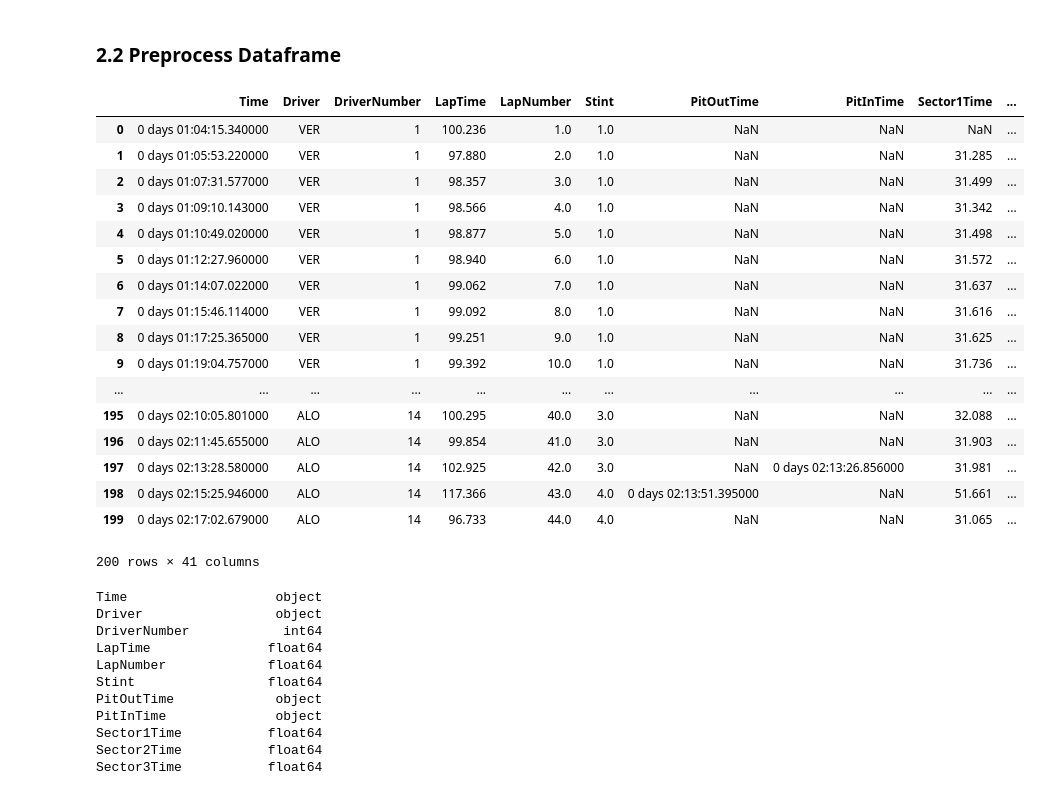
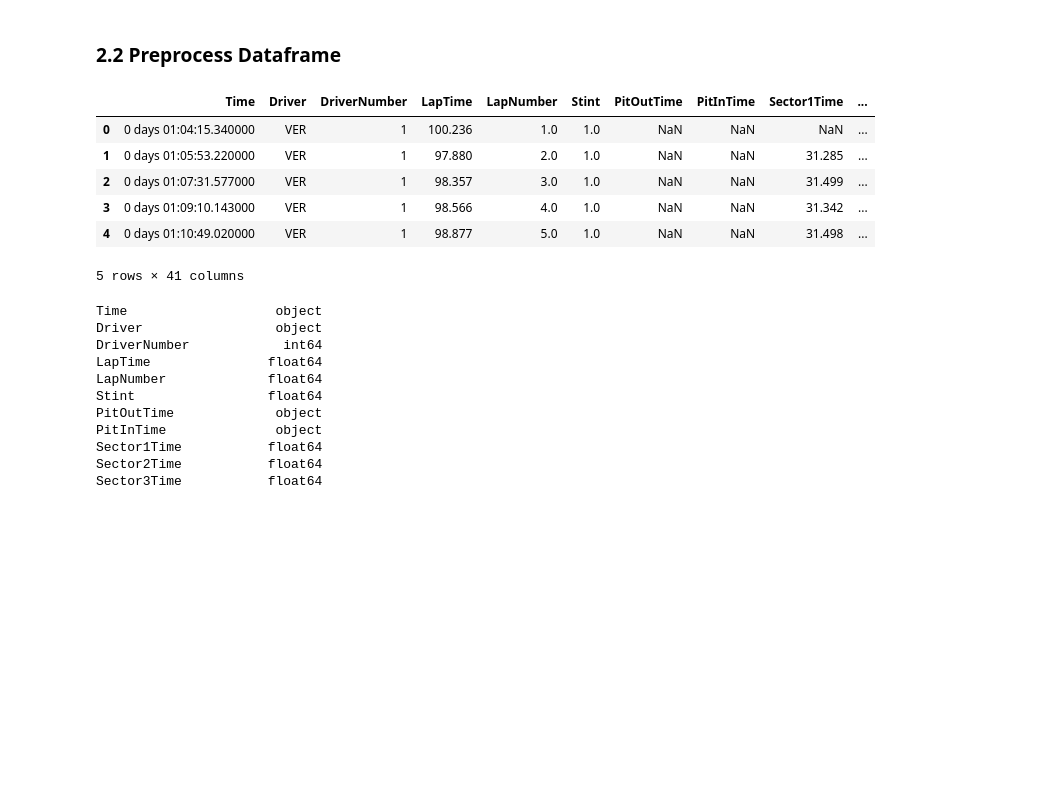
Before and after one commit to diegonbotelho/f1-tire-prediction, a Jupyter notebook: notebooks/pre-process_feature-selection.ipynb, the cells around one changed output. Cells and saved outputs as stored; diff of their text form; code cells hidden in the pictures; blank space fills up the shorter version.

```diff
--- a/notebooks/pre-process_feature-selection.ipynb
+++ b/notebooks/pre-process_feature-selection.ipynb
@@ -34,26 +34,15 @@ all_races_df = pd.read_csv(file_path)
 # %% [markdown]
 ### 2.2 Preprocess Dataframe
 # %%
-all_races_df.head(200)
+all_races_df.head()
 # %% [output]
 |  | Time | Driver | DriverNumber | LapTime | LapNumber | Stint | PitOutTime | PitInTime | Sector1Time | ... |
 | 0 | 0 days 01:04:15.340000 | VER | 1 | 100.236 | 1.0 | 1.0 | NaN | NaN | NaN | ... |
 | 1 | 0 days 01:05:53.220000 | VER | 1 | 97.880 | 2.0 | 1.0 | NaN | NaN | 31.285 | ... |
 | 2 | 0 days 01:07:31.577000 | VER | 1 | 98.357 | 3.0 | 1.0 | NaN | NaN | 31.499 | ... |
 | 3 | 0 days 01:09:10.143000 | VER | 1 | 98.566 | 4.0 | 1.0 | NaN | NaN | 31.342 | ... |
 | 4 | 0 days 01:10:49.020000 | VER | 1 | 98.877 | 5.0 | 1.0 | NaN | NaN | 31.498 | ... |
-| 5 | 0 days 01:12:27.960000 | VER | 1 | 98.940 | 6.0 | 1.0 | NaN | NaN | 31.572 | ... |
-| 6 | 0 days 01:14:07.022000 | VER | 1 | 99.062 | 7.0 | 1.0 | NaN | NaN | 31.637 | ... |
-| 7 | 0 days 01:15:46.114000 | VER | 1 | 99.092 | 8.0 | 1.0 | NaN | NaN | 31.616 | ... |
-| 8 | 0 days 01:17:25.365000 | VER | 1 | 99.251 | 9.0 | 1.0 | NaN | NaN | 31.625 | ... |
-| 9 | 0 days 01:19:04.757000 | VER | 1 | 99.392 | 10.0 | 1.0 | NaN | NaN | 31.736 | ... |
-| ... | ... | ... | ... | ... | ... | ... | ... | ... | ... | ... |
-| 195 | 0 days 02:10:05.801000 | ALO | 14 | 100.295 | 40.0 | 3.0 | NaN | NaN | 32.088 | ... |
-| 196 | 0 days 02:11:45.655000 | ALO | 14 | 99.854 | 41.0 | 3.0 | NaN | NaN | 31.903 | ... |
-| 197 | 0 days 02:13:28.580000 | ALO | 14 | 102.925 | 42.0 | 3.0 | NaN | 0 days 02:13:26.856000 | 31.981 | ... |
-| 198 | 0 days 02:15:25.946000 | ALO | 14 | 117.366 | 43.0 | 4.0 | 0 days 02:13:51.395000 | NaN | 51.661 | ... |
-| 199 | 0 days 02:17:02.679000 | ALO | 14 | 96.733 | 44.0 | 4.0 | NaN | NaN | 31.065 | ... |
-200 rows × 41 columns
+5 rows × 41 columns
 # %%
 # check each column type
 all_races_df.dtypes
```
Also changed, not shown: parts of 26 cells of this notebook.
